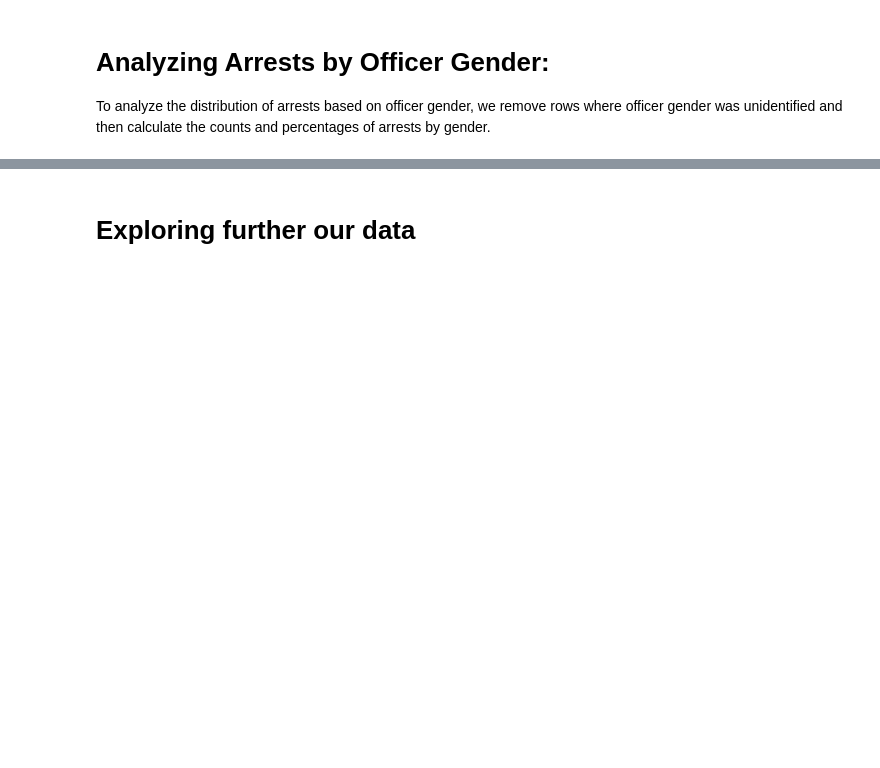
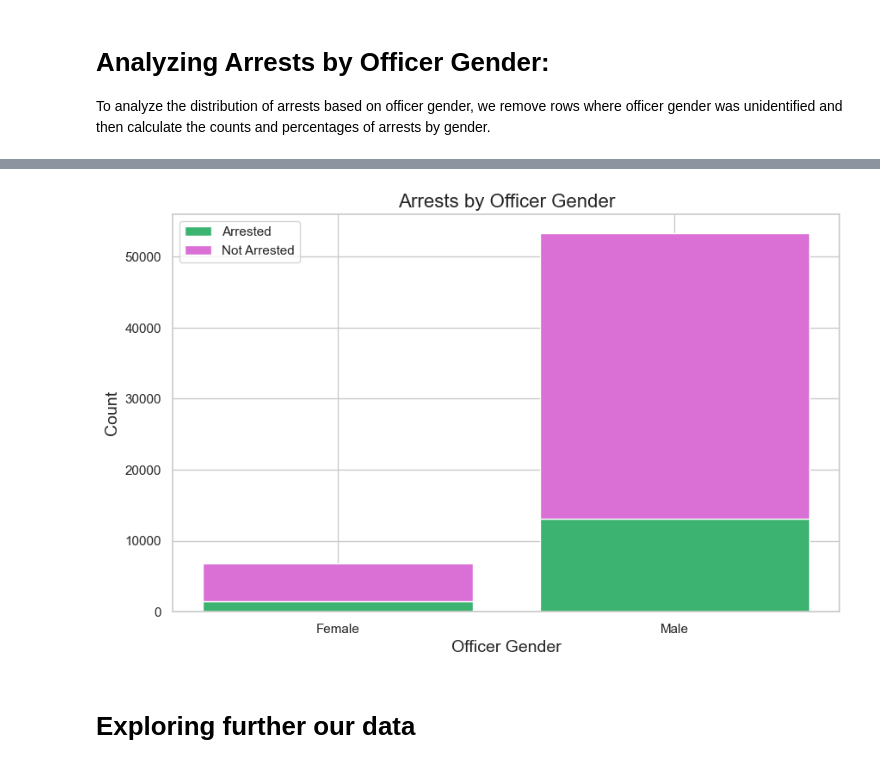
Before and after one commit to Allan-Kipkemei/Dsc-phase-3-project, a Jupyter notebook: code_checkpoints/main.ipynb, the cells around one changed output, grey strips where cells are left out. Saved outputs shown, nothing was run; the diff lists cells and outputs as text; code cells hidden in the pictures; blank space fills up the shorter version.

```diff
--- a/code_checkpoints/main.ipynb
+++ b/code_checkpoints/main.ipynb
@@ -629,3 +599,43 @@ NameError: name 'df' is not defined
+# %%
+import matplotlib.pyplot as plt
+
+# Remove rows where officer gender was unidentified:
+df = df[df['Officer Gender'] != 'N']
+
+# Filter the data for arrests
+arrested_data = df[df['Stop Resolution'] == 1]
+
+# Calculate the counts of arrests by gender
+arrests_by_gender = arrested_data['Officer Gender'].value_counts()
+
+# Calculate the counts of arrests for female officers
+female_arrests_count = len(arrested_data[arrested_data['Officer Gender'] == 'F'])
+female_not_arrested_count = len(df[df['Officer Gender'] == 'F']) - female_arrests_count
+
+# Calculate the counts of arrests for male officers
+male_arrests_count = len(arrested_data[arrested_data['Officer Gender'] == 'M'])
+male_not_arrested_count = len(df[df['Officer Gender'] == 'M']) - male_arrests_count
+
+# Set up data for stacked bar chart
+categories = ['Female', 'Male']
+arrested = [female_arrests_count, male_arrests_count]
+not_arrested = [female_not_arrested_count, male_not_arrested_count]
+
+# Plot stacked bar chart
+plt.figure(figsize=(10, 6))
+plt.bar(categories, arrested, color='mediumseagreen', label='Arrested')
+plt.bar(categories, not_arrested, color='orchid', bottom=arrested, label='Not Arrested')
+
+# Add labels and title
+plt.xlabel('Officer Gender', fontsize=14)
+plt.ylabel('Count', fontsize=14)
+plt.title('Arrests by Officer Gender', fontsize=16)
+plt.legend()
+
+# Show plot
+plt.show()
+# %% [output]
+[figure, added]
 # %% [markdown]
 <h1>Exploring further our data</h1>
 # %%
```
Also changed, not shown: parts of 12 cells of this notebook, 2 other files.
